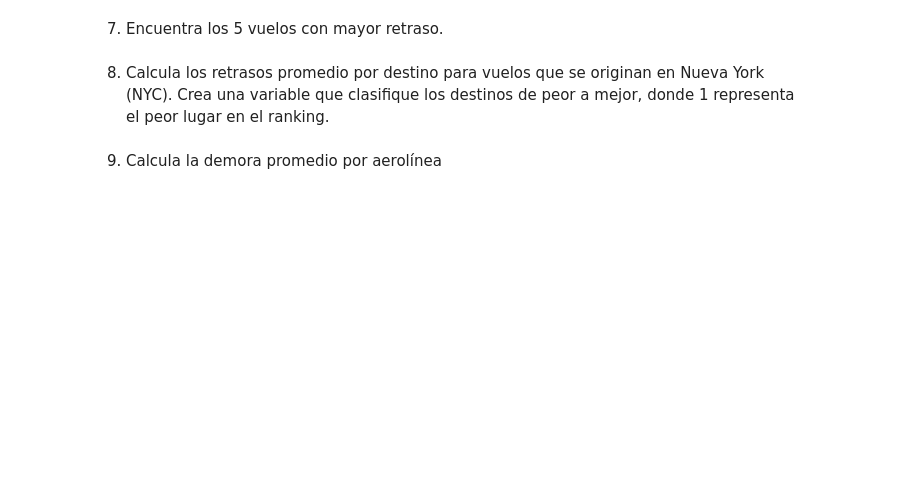
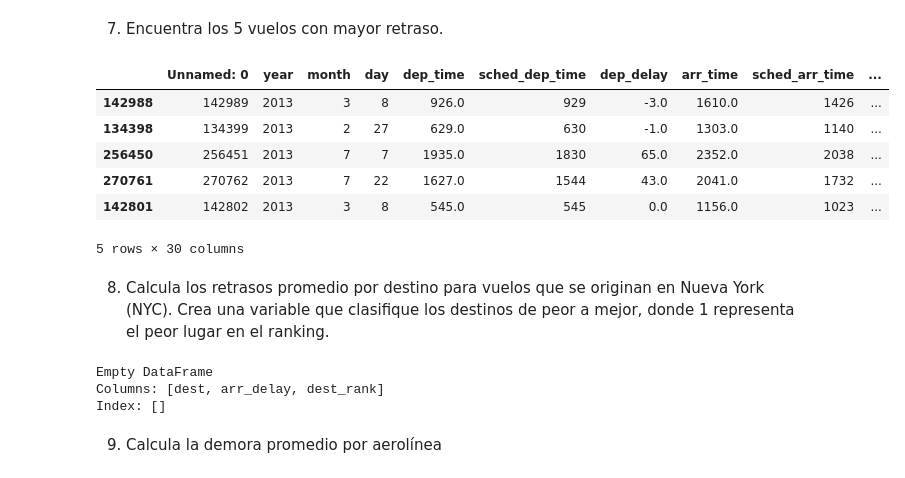
Before and after one commit to qlab-intro-python/qlab-intro-python-ccss-tarea-2-tarea_plantilla, a Jupyter notebook: tarea_2_grupo_5.ipynb, the cells around one changed output. Saved outputs shown, nothing was run; the diff lists cells and outputs as text; code cells hidden in the pictures; blank space fills up the shorter version.

```diff
--- a/tarea_2_grupo_5.ipynb
+++ b/tarea_2_grupo_5.ipynb
@@ -175,0 +184,14 @@ vuelos_tempranos = df_flights[df_flights['departure_early'] > 0] ## Filtrar los
+# %%
+# Solución
+# Función para convertir la hora en formato HHMM a minutos desde la medianoche
+def time_to_minutes(time):
+    if pd.notnull(time):
+        hours = time // 100  # Obtener las horas
+        minutes = time % 100  # Obtener los minutos
+        return hours * 60 + minutes  # Convertir todo a minutos
+    return None  # En caso de que sea un valor nulo
+# Aplicar la función a las columnas dep_time y arr_time
+df_flights['dep_time_min'] = df_flights['dep_time'].apply(time_to_minutes)
+df_flights['arr_time_min'] = df_flights['arr_time'].apply(time_to_minutes)
+
+print(df_flights[['dep_time', 'dep_time_min', 'arr_time', 'arr_time_min']].head())
@@ -179,0 +207,17 @@ vuelos_tempranos = df_flights[df_flights['departure_early'] > 0] ## Filtrar los
+# %%
+# Solución
+# Calcular la diferencia entre arr_time_min y dep_time_min
+df_flights['tiempo_dif'] = df_flights['arr_time_min'] - df_flights['dep_time_min']
+
+# Identificar filas donde la diferencia entre time_diff y air_time es significativa
+df_flights['tiempo_dif_vs_vuelo'] = df_flights['tiempo_dif'] - df_flights['air_time']
+
+# Filtrar vuelos donde air_time es nulo
+perdida_vuelo = df_flights[df_flights['air_time'].isnull()]
+
+# Filtrar vuelos con grandes diferencias entre tiempo_dif y air_time
+diferencia = df_flights[abs(df_flights['tiempo_dif_vs_vuelo']) > 10]
+
+# Mostrar resultados
+print(f"Vuelos con valores faltantes en air_time:\n{perdida_vuelo[['dep_time', 'arr_time', 'air_time']]}")
+print(f"\nVuelos con gran diferencia entre tiempo_dif y air_time:\n{diferencia[['dep_time', 'arr_time', 'air_time', 'tiempo_dif', 'tiempo_dif_vs_vuelo']]}")
@@ -184,2 +244,13 @@ vuelos_tempranos = df_flights[df_flights['departure_early'] > 0] ## Filtrar los
+# %%
+# Solución
+df_flights[abs(df_flights['tiempo_dif_vs_vuelo']) > 10].sort_values(by=['tiempo_dif_vs_vuelo'], ascending=False).head(5)
+# %% [output]
+|  | Unnamed: 0 | year | month | day | dep_time | sched_dep_time | dep_delay | arr_time | sched_arr_time | ... |
+| 142988 | 142989 | 2013 | 3 | 8 | 926.0 | 929 | -3.0 | 1610.0 | 1426 | ... |
+| 134398 | 134399 | 2013 | 2 | 27 | 629.0 | 630 | -1.0 | 1303.0 | 1140 | ... |
+| 256450 | 256451 | 2013 | 7 | 7 | 1935.0 | 1830 | 65.0 | 2352.0 | 2038 | ... |
+| 270761 | 270762 | 2013 | 7 | 22 | 1627.0 | 1544 | 43.0 | 2041.0 | 1732 | ... |
+| 142801 | 142802 | 2013 | 3 | 8 | 545.0 | 545 | 0.0 | 1156.0 | 1023 | ... |
+5 rows × 30 columns
 # %% [markdown]
 8. Calcula los retrasos promedio por destino para vuelos que se originan en Nueva York (NYC). Crea una variable que clasifique los destinos de peor a mejor, donde 1 representa el peor lugar en el ranking.
@@ -188,2 +270,8 @@ vuelos_tempranos = df_flights[df_flights['departure_early'] > 0] ## Filtrar los
+# %%
+print(prom_retrazos_dest)
+# %% [output]
+Empty DataFrame
+Columns: [dest, arr_delay, dest_rank]
+Index: []
 # %% [markdown]
 9. Calcula la demora promedio por aerolínea
```
Also changed, not shown: parts of 10 cells of this notebook.
